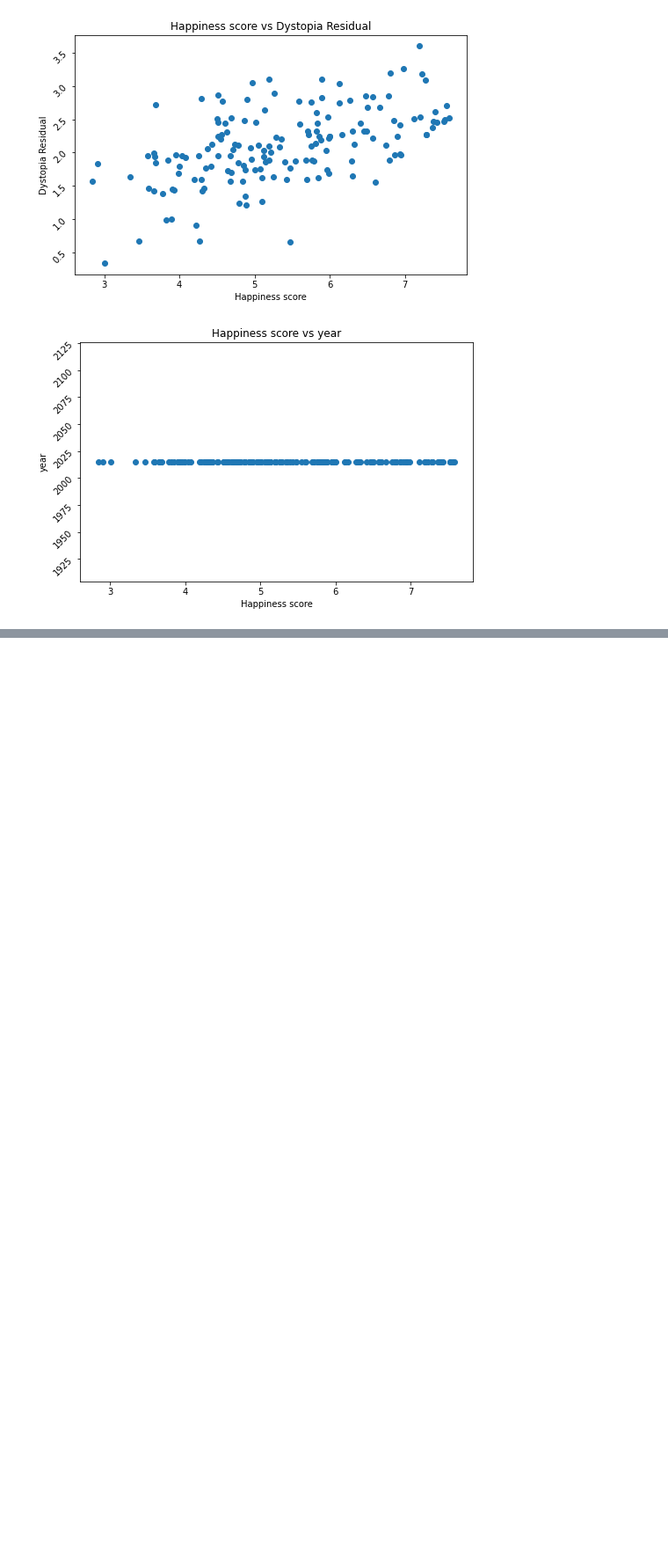
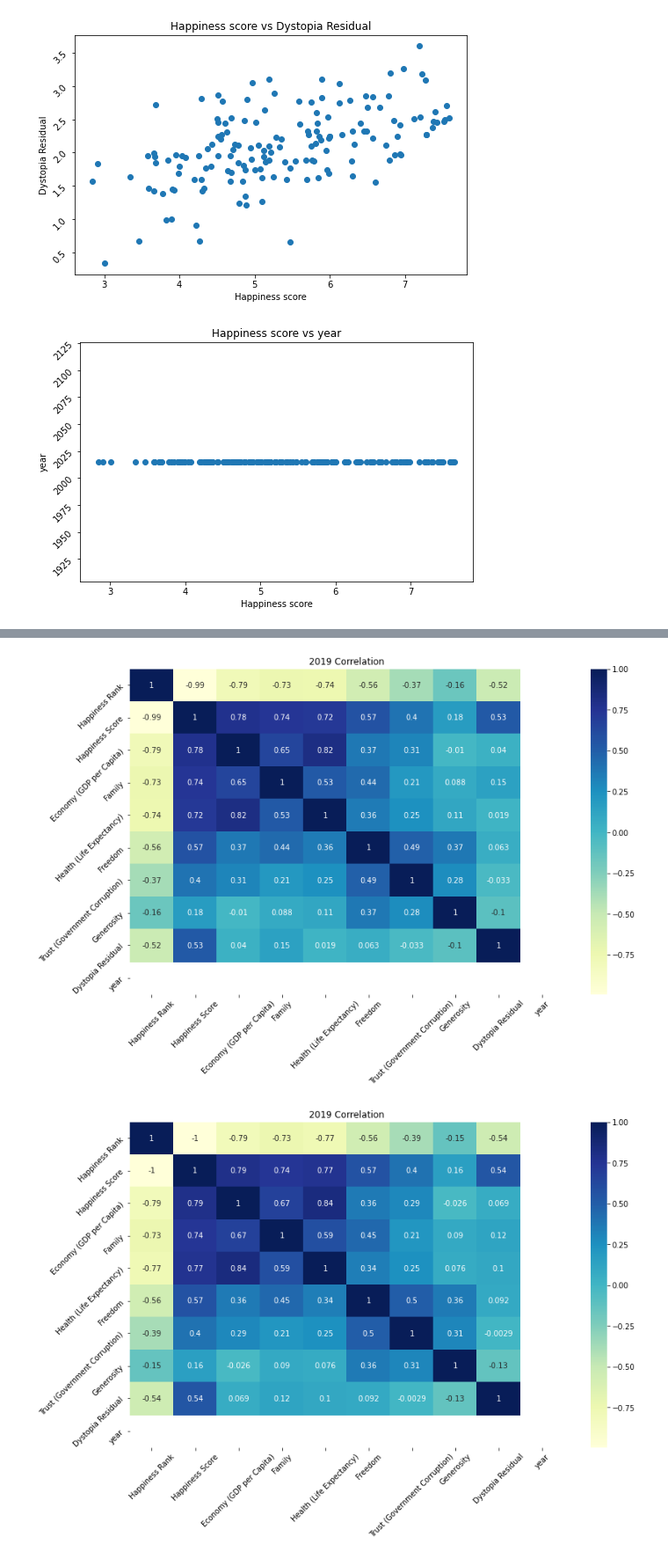
Before and after one commit to aradjabova/world_happiness_analysis, a Jupyter notebook: Notebook_1.ipynb, the cells around one changed output, grey strips where cells are left out. Shown at 88% size. Saved outputs shown, nothing was run; the diff lists cells and outputs as text; code cells hidden in the pictures; blank space fills up the shorter version.

```diff
--- a/Notebook_1.ipynb
+++ b/Notebook_1.ipynb
@@ -102,5 +47,6 @@ plt.show()
 # %%
 years = [twenty15, twenty16, twenty17, twenty18, twenty19]
+num_years = [2015, 2016, 2017, 2018, 2019]
 # %%
 for col in twenty15.columns:
     plt.figure(figsize=(8,5))
@@ -127,0 +90,11 @@ plt.cor
+# %%
+for year in years:
+    plt.figure(figsize=(13,8))
+    sns.heatmap(year.corr(), annot=True, cmap="YlGnBu", )
+    plt.xticks(rotation=45)
+    plt.yticks(rotation=45)
+    plt.title(str(num_years[num])+" Correlation")
+    plt.show()
+# %% [output]
+[figure, added]
+[figure, added]
```
Also changed, not shown: parts of 16 cells of this notebook.
